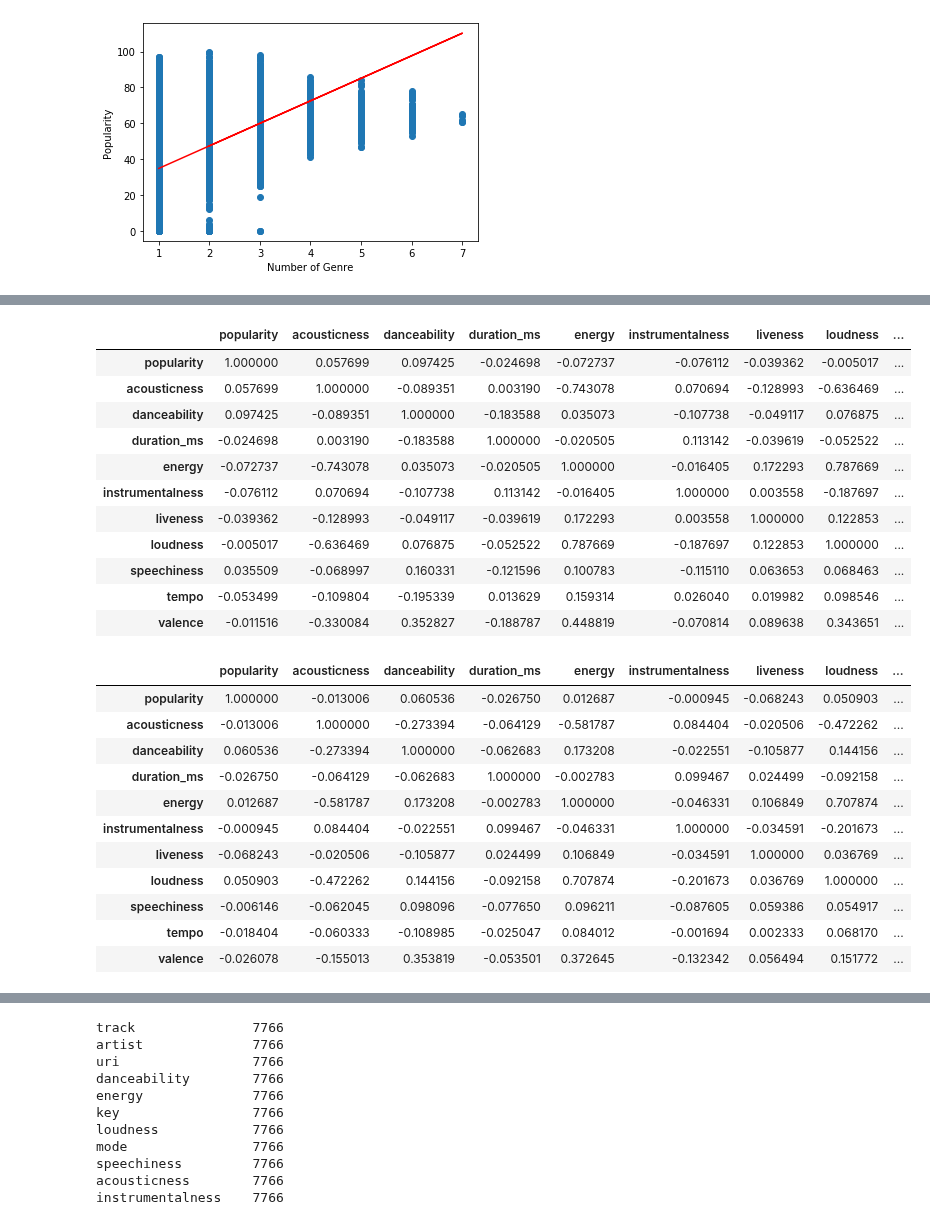
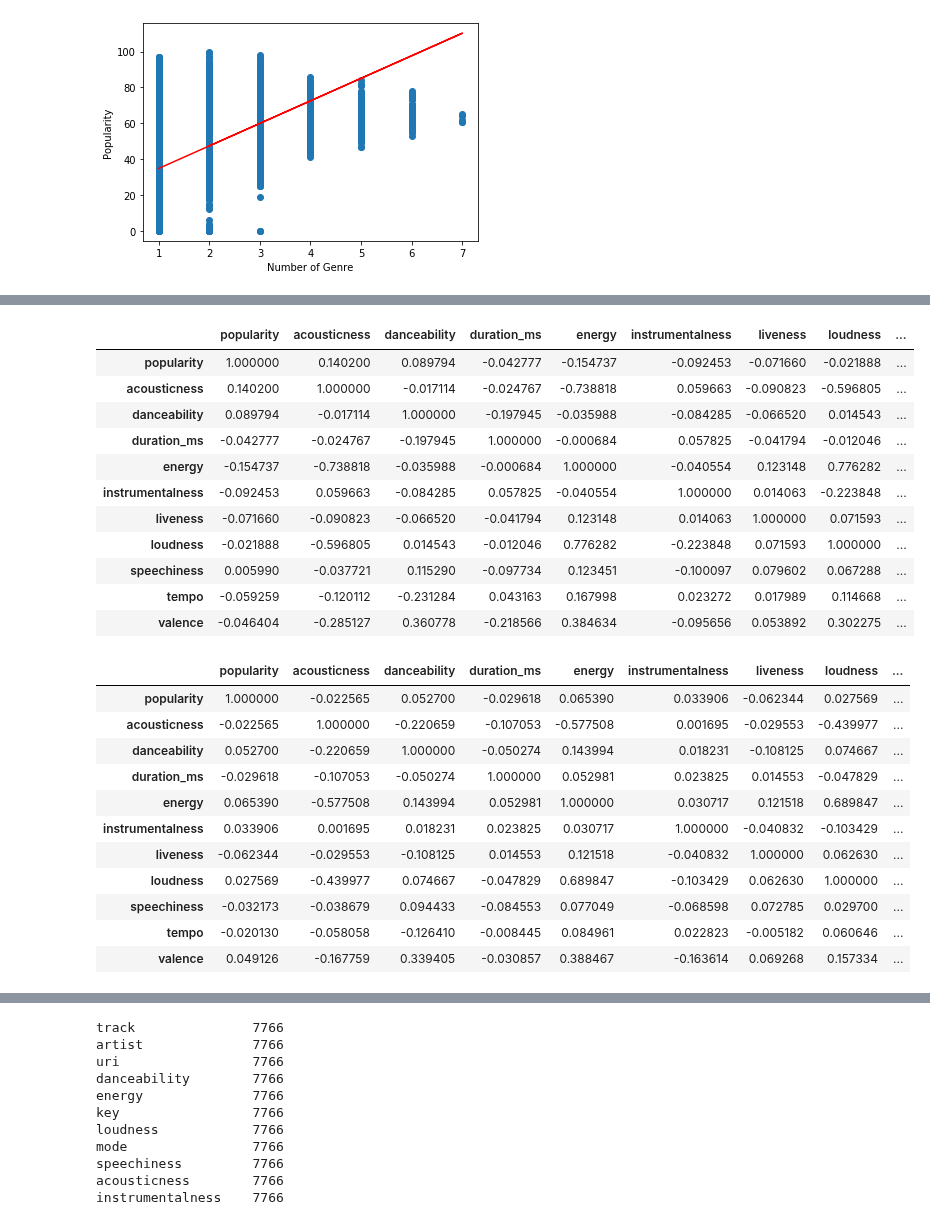
Before and after one commit to zsvorenova/Group_Three, a Jupyter notebook: carol.ipynb, the cells around one changed output, grey strips where cells are left out. Saved outputs shown, nothing was run; the diff lists cells and outputs as text; code cells hidden in the pictures.

```diff
--- a/carol.ipynb
+++ b/carol.ipynb
@@ -241,0 +214,4 @@ df2.corr()
+# %%
+#wanted to see if there was any correlation between popularity and the other variables, drop duplicates
+o2 = orignal_df.drop_duplicates(subset=["track_id"])
+o2.corr()
@@ -242,33 +248,33 @@ df2.corr()
 # %%
-df2 = orignal_df.loc[orignal_df["genre"] == "Indie"]
-df2.corr()
+o23 = o2.loc[o2["genre"] == "Indie"]
+o23.corr()
 # %% [output]
 |  | popularity | acousticness | danceability | duration_ms | energy | instrumentalness | liveness | loudness | ... |
-| popularity | 1.000000 | 0.057699 | 0.097425 | -0.024698 | -0.072737 | -0.076112 | -0.039362 | -0.005017 | ... |
-| acousticness | 0.057699 | 1.000000 | -0.089351 | 0.003190 | -0.743078 | 0.070694 | -0.128993 | -0.636469 | ... |
-| danceability | 0.097425 | -0.089351 | 1.000000 | -0.183588 | 0.035073 | -0.107738 | -0.049117 | 0.076875 | ... |
-| duration_ms | -0.024698 | 0.003190 | -0.183588 | 1.000000 | -0.020505 | 0.113142 | -0.039619 | -0.052522 | ... |
-| energy | -0.072737 | -0.743078 | 0.035073 | -0.020505 | 1.000000 | -0.016405 | 0.172293 | 0.787669 | ... |
-| instrumentalness | -0.076112 | 0.070694 | -0.107738 | 0.113142 | -0.016405 | 1.000000 | 0.003558 | -0.187697 | ... |
-| liveness | -0.039362 | -0.128993 | -0.049117 | -0.039619 | 0.172293 | 0.003558 | 1.000000 | 0.122853 | ... |
-| loudness | -0.005017 | -0.636469 | 0.076875 | -0.052522 | 0.787669 | -0.187697 | 0.122853 | 1.000000 | ... |
-| speechiness | 0.035509 | -0.068997 | 0.160331 | -0.121596 | 0.100783 | -0.115110 | 0.063653 | 0.068463 | ... |
-| tempo | -0.053499 | -0.109804 | -0.195339 | 0.013629 | 0.159314 | 0.026040 | 0.019982 | 0.098546 | ... |
-| valence | -0.011516 | -0.330084 | 0.352827 | -0.188787 | 0.448819 | -0.070814 | 0.089638 | 0.343651 | ... |
+| popularity | 1.000000 | 0.140200 | 0.089794 | -0.042777 | -0.154737 | -0.092453 | -0.071660 | -0.021888 | ... |
+| acousticness | 0.140200 | 1.000000 | -0.017114 | -0.024767 | -0.738818 | 0.059663 | -0.090823 | -0.596805 | ... |
+| danceability | 0.089794 | -0.017114 | 1.000000 | -0.197945 | -0.035988 | -0.084285 | -0.066520 | 0.014543 | ... |
+| duration_ms | -0.042777 | -0.024767 | -0.197945 | 1.000000 | -0.000684 | 0.057825 | -0.041794 | -0.012046 | ... |
+| energy | -0.154737 | -0.738818 | -0.035988 | -0.000684 | 1.000000 | -0.040554 | 0.123148 | 0.776282 | ... |
+| instrumentalness | -0.092453 | 0.059663 | -0.084285 | 0.057825 | -0.040554 | 1.000000 | 0.014063 | -0.223848 | ... |
+| liveness | -0.071660 | -0.090823 | -0.066520 | -0.041794 | 0.123148 | 0.014063 | 1.000000 | 0.071593 | ... |
+| loudness | -0.021888 | -0.596805 | 0.014543 | -0.012046 | 0.776282 | -0.223848 | 0.071593 | 1.000000 | ... |
+| speechiness | 0.005990 | -0.037721 | 0.115290 | -0.097734 | 0.123451 | -0.100097 | 0.079602 | 0.067288 | ... |
+| tempo | -0.059259 | -0.120112 | -0.231284 | 0.043163 | 0.167998 | 0.023272 | 0.017989 | 0.114668 | ... |
+| valence | -0.046404 | -0.285127 | 0.360778 | -0.218566 | 0.384634 | -0.095656 | 0.053892 | 0.302275 | ... |
 # %%
-df2 = orignal_df.loc[orignal_df["genre"] == "Soul"]
-df2.corr()
+o24 = o2.loc[o2["genre"] == "Soul"]
+o24.corr()
 # %% [output]
 |  | popularity | acousticness | danceability | duration_ms | energy | instrumentalness | liveness | loudness | ... |
-| popularity | 1.000000 | -0.013006 | 0.060536 | -0.026750 | 0.012687 | -0.000945 | -0.068243 | 0.050903 | ... |
-| acousticness | -0.013006 | 1.000000 | -0.273394 | -0.064129 | -0.581787 | 0.084404 | -0.020506 | -0.472262 | ... |
-| danceability | 0.060536 | -0.273394 | 1.000000 | -0.062683 | 0.173208 | -0.022551 | -0.105877 | 0.144156 | ... |
-| duration_ms | -0.026750 | -0.064129 | -0.062683 | 1.000000 | -0.002783 | 0.099467 | 0.024499 | -0.092158 | ... |
-| energy | 0.012687 | -0.581787 | 0.173208 | -0.002783 | 1.000000 | -0.046331 | 0.106849 | 0.707874 | ... |
-| instrumentalness | -0.000945 | 0.084404 | -0.022551 | 0.099467 | -0.046331 | 1.000000 | -0.034591 | -0.201673 | ... |
-| liveness | -0.068243 | -0.020506 | -0.105877 | 0.024499 | 0.106849 | -0.034591 | 1.000000 | 0.036769 | ... |
-| loudness | 0.050903 | -0.472262 | 0.144156 | -0.092158 | 0.707874 | -0.201673 | 0.036769 | 1.000000 | ... |
-| speechiness | -0.006146 | -0.062045 | 0.098096 | -0.077650 | 0.096211 | -0.087605 | 0.059386 | 0.054917 | ... |
-| tempo | -0.018404 | -0.060333 | -0.108985 | -0.025047 | 0.084012 | -0.001694 | 0.002333 | 0.068170 | ... |
-| valence | -0.026078 | -0.155013 | 0.353819 | -0.053501 | 0.372645 | -0.132342 | 0.056494 | 0.151772 | ... |
+| popularity | 1.000000 | -0.022565 | 0.052700 | -0.029618 | 0.065390 | 0.033906 | -0.062344 | 0.027569 | ... |
+| acousticness | -0.022565 | 1.000000 | -0.220659 | -0.107053 | -0.577508 | 0.001695 | -0.029553 | -0.439977 | ... |
+| danceability | 0.052700 | -0.220659 | 1.000000 | -0.050274 | 0.143994 | 0.018231 | -0.108125 | 0.074667 | ... |
+| duration_ms | -0.029618 | -0.107053 | -0.050274 | 1.000000 | 0.052981 | 0.023825 | 0.014553 | -0.047829 | ... |
+| energy | 0.065390 | -0.577508 | 0.143994 | 0.052981 | 1.000000 | 0.030717 | 0.121518 | 0.689847 | ... |
+| instrumentalness | 0.033906 | 0.001695 | 0.018231 | 0.023825 | 0.030717 | 1.000000 | -0.040832 | -0.103429 | ... |
+| liveness | -0.062344 | -0.029553 | -0.108125 | 0.014553 | 0.121518 | -0.040832 | 1.000000 | 0.062630 | ... |
+| loudness | 0.027569 | -0.439977 | 0.074667 | -0.047829 | 0.689847 | -0.103429 | 0.062630 | 1.000000 | ... |
+| speechiness | -0.032173 | -0.038679 | 0.094433 | -0.084553 | 0.077049 | -0.068598 | 0.072785 | 0.029700 | ... |
+| tempo | -0.020130 | -0.058058 | -0.126410 | -0.008445 | 0.084961 | 0.022823 | -0.005182 | 0.060646 | ... |
+| valence | 0.049126 | -0.167759 | 0.339405 | -0.030857 | 0.388467 | -0.163614 | 0.069268 | 0.157334 | ... |
 # %%
```
Also changed, not shown: parts of 70 cells of this notebook, 3 other files.
